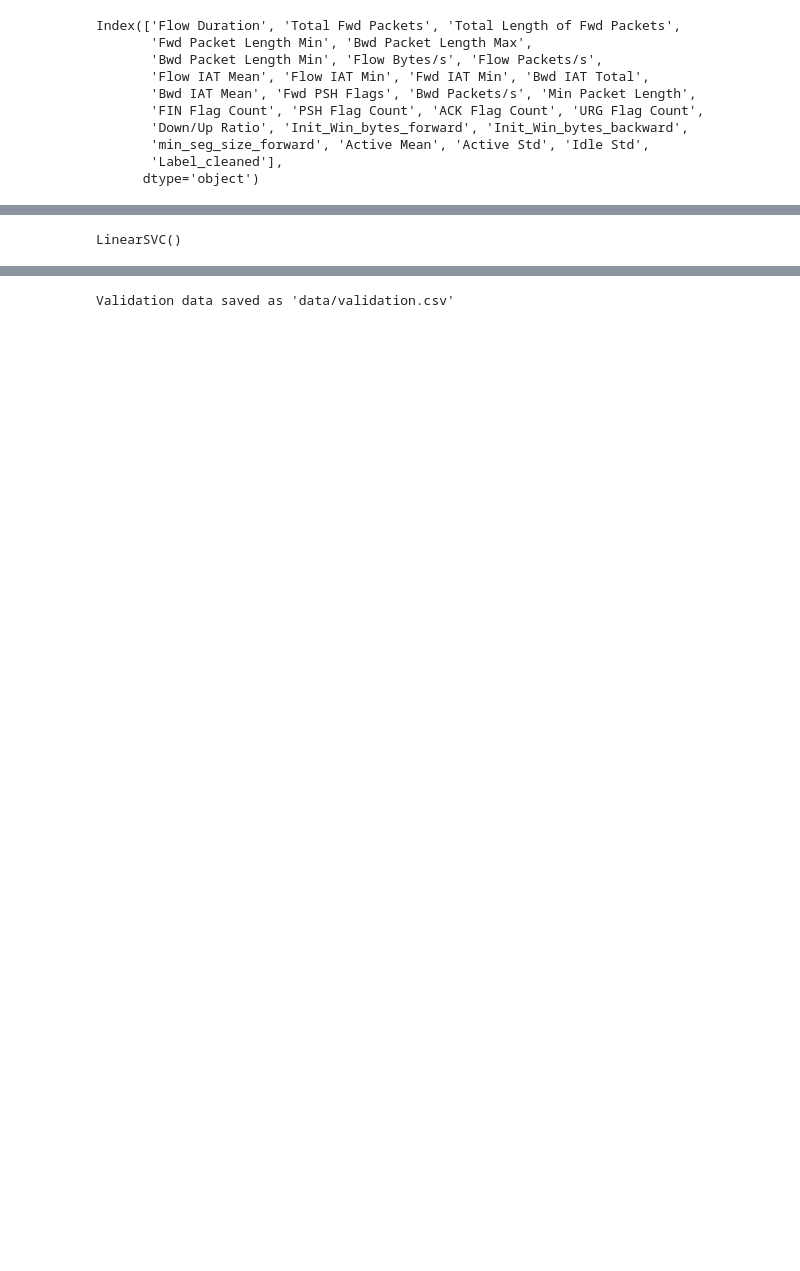
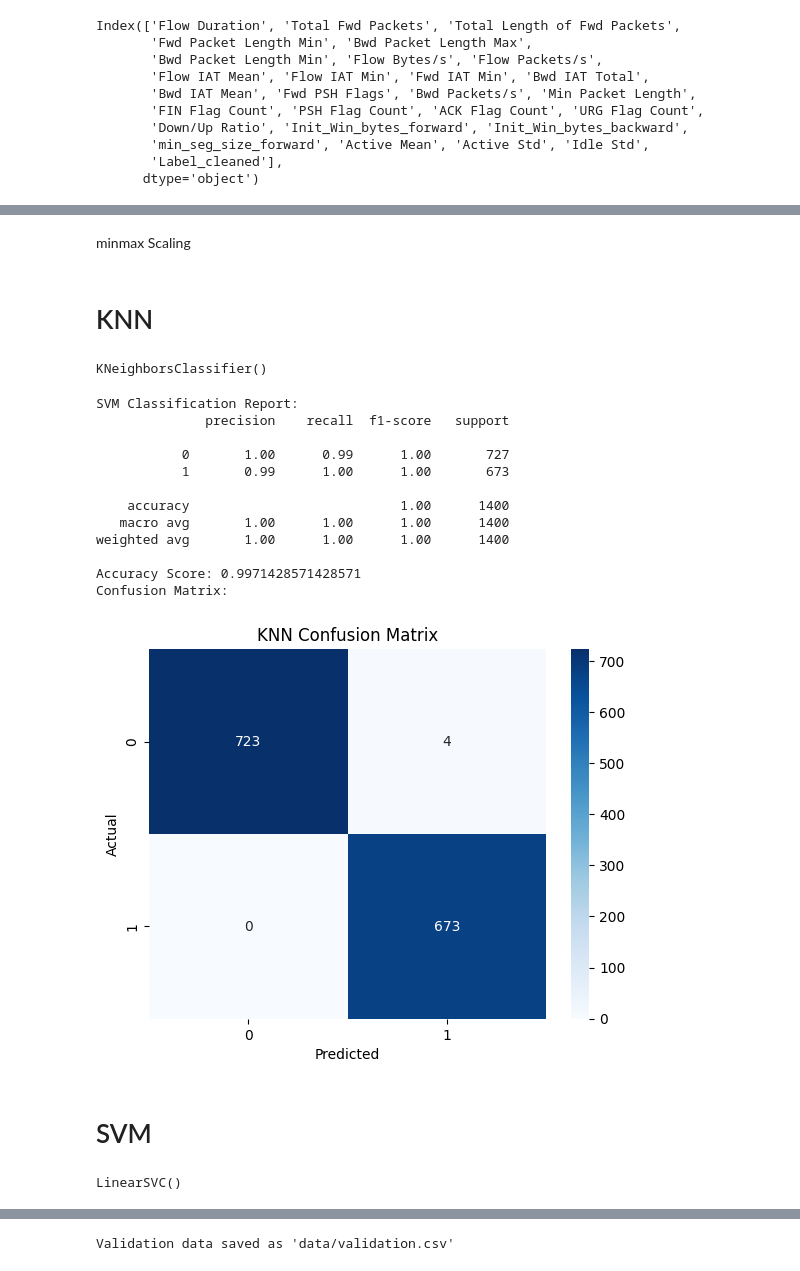
Before and after one commit to prajna-7/HTTP-Flood-Attack-Detection-Using-Machine-Learning, a Jupyter notebook: Httpflood.ipynb, the cells around one changed output, grey strips where cells are left out. Saved outputs shown, nothing was run; the diff lists cells and outputs as text; code cells hidden in the pictures; blank space fills up the shorter version.

```diff
--- a/Httpflood.ipynb
+++ b/Httpflood.ipynb
@@ -433,28 +447,57 @@ Accuracy Score: 0.9975
 
 # acc_def = accuracy_score(Y_test, y_pred_pca)
 # print("Testing accuracy with pre-defined alogorithm: {}".format(np.round(acc_def,3)))
-# %%
-from sklearn.metrics import classification_report, confusion_matrix, roc_auc_score, accuracy_score
-
-import seaborn as sns
-from sklearn.svm import SVC
-from sklearn.model_selection import train_test_split, GridSearchCV
-
-from sklearn.svm import LinearSVC
-
-
-# Initialize the MinMaxScaler
-scaler = MinMaxScaler()
-
-# Scale the training and test data
-X_train_scaled = scaler.fit_transform(X_train)
-X_test_scaled = scaler.transform(X_test)
-
-
-svm_model =LinearSVC()#SVC(class_weight='balanced')
-svm_model.fit(X_train_scaled, Y_train)
-# %% [output]
-LinearSVC()
+# %% [markdown]
+minmax Scaling
+# %% [markdown]
+# KNN
+# %%
+from sklearn.neighbors import KNeighborsClassifier
+
+KNN_model =KNeighborsClassifier()
+KNN_model.fit(X_train_scaled, Y_train)
+# %% [output]
+KNeighborsClassifier()
+# %%
+
+print("SVM Classification Report:")
+knn_predictions = KNN_model.predict(X_test_scaled)
+print(classification_report(Y_test, knn_predictions))
+
+
+
+print("Accuracy Score:", accuracy_score(Y_test, knn_predictions))
+
+# Confusion Matrix
+print("Confusion Matrix:")
+conf_matrix = confusion_matrix(Y_test, knn_predictions)
+sns.heatmap(conf_matrix, annot=True, fmt="d", cmap="Blues")
+plt.title("KNN Confusion Matrix")
+plt.xlabel("Predicted")
+plt.ylabel("Actual")
+plt.show()
+# %% [output]
+SVM Classification Report:
+              precision    recall  f1-score   support
+
+           0       1.00      0.99      1.00       727
+           1       0.99      1.00      1.00       673
+
+    accuracy                           1.00      1400
+   macro avg       1.00      1.00      1.00      1400
+weighted avg       1.00      1.00      1.00      1400
+
+Accuracy Score: 0.9971428571428571
+Confusion Matrix:
+[figure, added]
+# %% [markdown]
+# SVM
+# %%
+
+svm_model =LinearSVC()#SVC(class_weight='balanced')
+svm_model.fit(X_train_scaled, Y_train)
+# %% [output]
+LinearSVC()
 # %%
 
 print("SVM Classification Report:")
```
Also changed, not shown: parts of 53 cells of this notebook, 1 other file.
